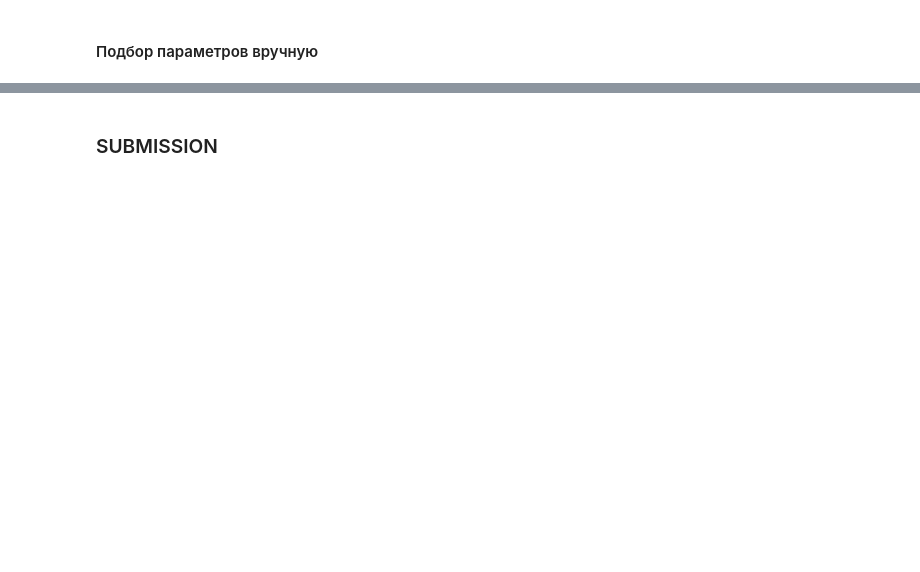
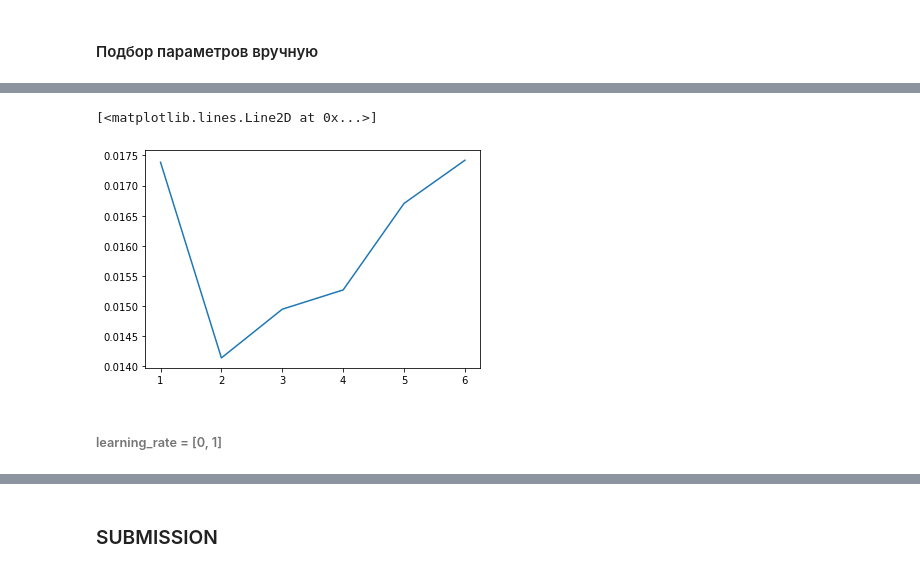
Before and after one commit to EgorovM/wsr-2020-notebooks, a Jupyter notebook: model-tuning.ipynb, the cells around one changed output, grey strips where cells are left out. Drawn from its saved outputs; the diff is of its cells as text; code cells hidden in the pictures; blank space fills up the shorter version.

```diff
--- a/model-tuning.ipynb
+++ b/model-tuning.ipynb
@@ -426,2 +502,2 @@ scores
 # %%
-opt_n_estimators = 500
+opt_n_estimators = 800
@@ -427,0 +506,21 @@ opt_n_estimators = 500
+# %%
+max_depth_list = [1, 2, 3, 4, 5, 6]
+scores = []
+
+for i in range(len(max_depth_list)):
+    max_depth = max_depth_list[i]
+
+    base_model = GradientBoostingRegressor(
+        n_estimators=opt_n_estimators,
+        max_depth=max_depth,
+        random_state=42)
+
+    base_model.fit(X_train, y_train)
+    mse = mean_squared_error(base_model.predict(X_test), y_test)
+
+    scores.append(mse)
+# %%
+plt.plot(max_depth_list, scores)
+# %% [output]
+[<matplotlib.lines.Line2D at 0x...>]
+[figure, added]
@@ -427,0 +529,2 @@ opt_n_estimators = 500
+# %% [markdown]
+###### learning_rate = [0, 1]
```
Also changed, not shown: parts of 28 cells of this notebook, 1 other file.
